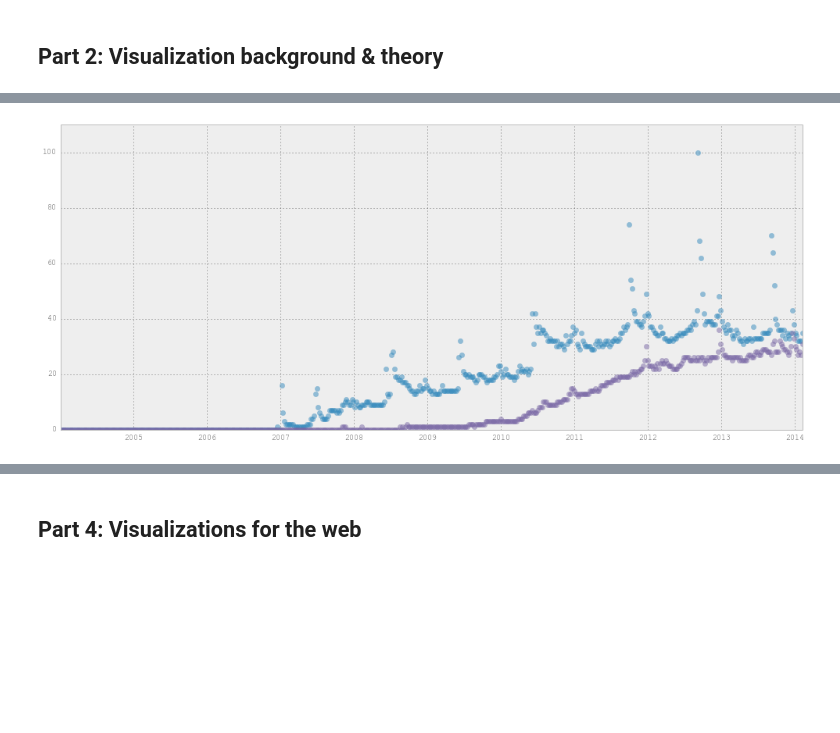
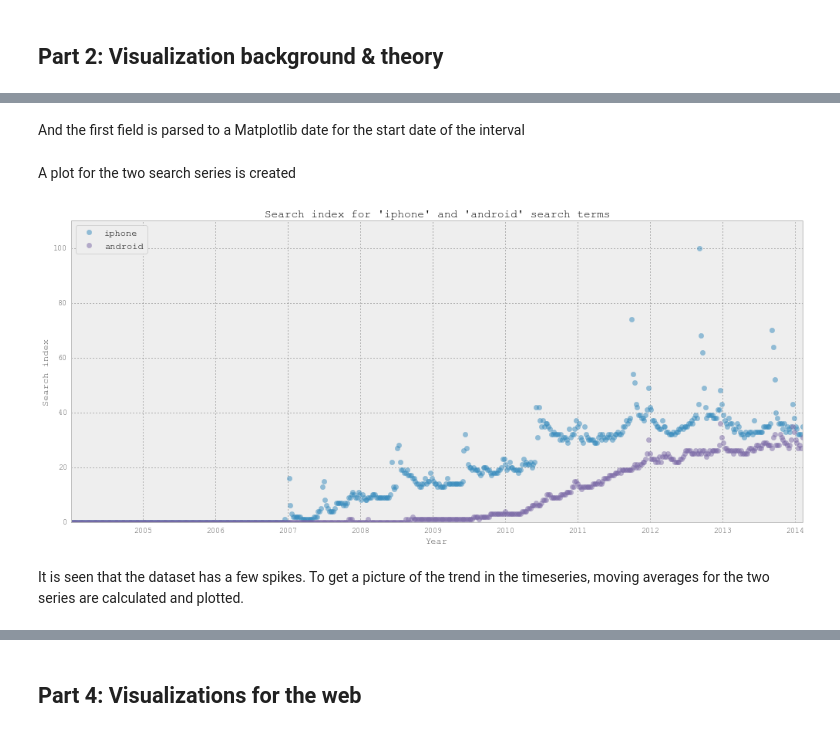
Before and after one commit to alphabits/02806-spring-2014, a Jupyter notebook: assignment-1.ipynb, the cells around one changed output, grey strips where cells are left out. Cells and saved outputs as stored; diff of their text form; code cells hidden in the pictures; blank space fills up the shorter version.

```diff
--- a/assignment-1.ipynb
+++ b/assignment-1.ipynb
@@ -255,6 +289,8 @@ first_default_colors = mpl.rcParams['axes.color_cycle']
 # %%
 trend_data = get_csv_file('data/iphonevsandroid.csv')
 headers, trend_data = trend_data[0], trend_data[1:]
+# %% [markdown]
+And the first field is parsed to a Matplotlib date for the start date of the interval
 # %%
 date_format = "%Y-%m-%d"
 mpl_date_parser = mpl.dates.strpdate2num(date_format)
@@ -267,14 +303,27 @@ phone_dates = [parse_date(row[0], mpl_date_parser) for row in trend_data]
 iphone = [int(row[1]) for row in trend_data]
 android = [int(row[2]) for row in trend_data]
 phone_data = (iphone, android)
+search_labels = ["iphone", "android"]
+search_plot_data = zip(phone_data, first_default_colors, search_labels)
+# %% [markdown]
+A plot for the two search series is created
 # %%
-for i, data in enumerate(phone_data):
-    plt.plot_date(x=phone_dates, y=data, color=first_default_colors[i], linewidth=2, fmt=".", markersize=12, alpha=0.5)
+for data, color, label in search_plot_data:
+    plt.plot_date(x=phone_dates, y=data, color=color, linewidth=2, fmt=".", markersize=12, alpha=0.5, label=label)
 
-plt.ylim([0, 110])
-plt.gcf().set_size_inches(17, 7)
+def plot_search_graph(title, width, height):
+    plt.legend(numpoints=1, loc='upper left')
+    plt.ylabel("Search index")
+    plt.xlabel("Year")
+    plt.title(title)
+    plt.ylim([0, 110])
+    plt.gcf().set_size_inches(width, height)
+
+plot_search_graph("Search index for 'iphone' and 'android' search terms", 17, 7)
 # %% [output]
-[figure, old version]
+[figure, new version]
+# %% [markdown]
+It is seen that the dataset has a few spikes. To get a picture of the trend in the timeseries, moving averages for the two series are calculated and plotted.
 # %%
 import pandas as pd
 from pandas.stats.moments import rolling_window
```
Also changed, not shown: parts of 28 cells of this notebook, 6 other files.
